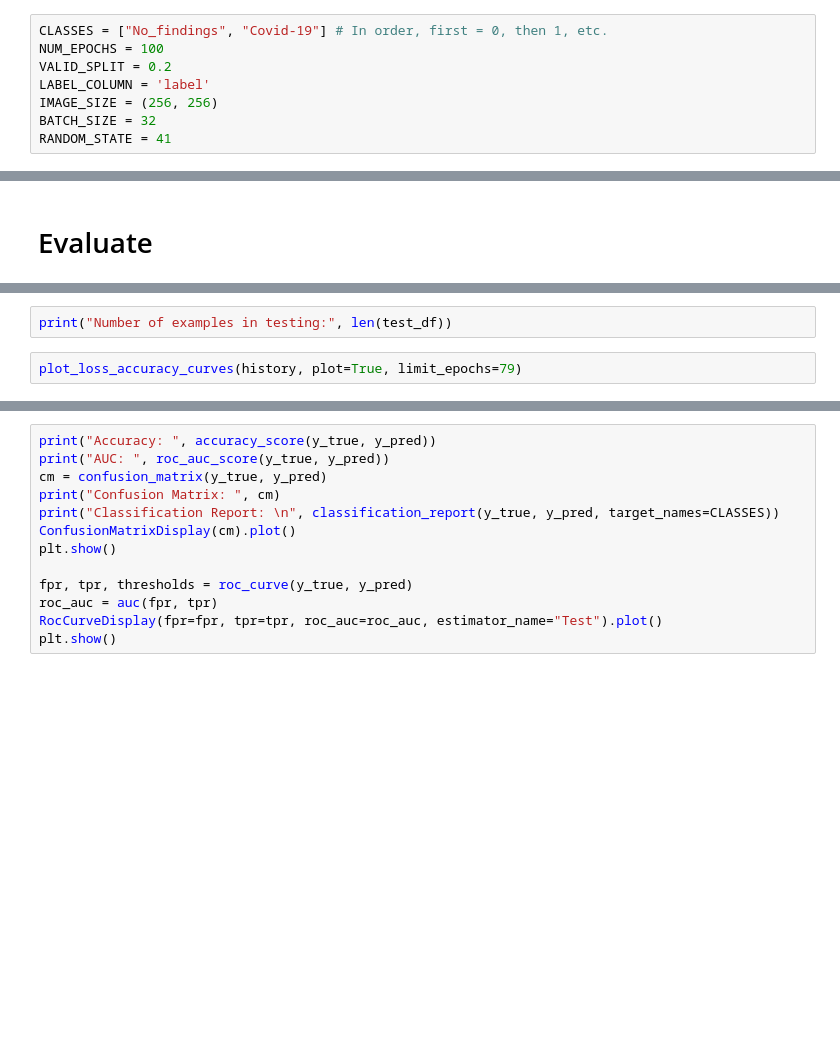
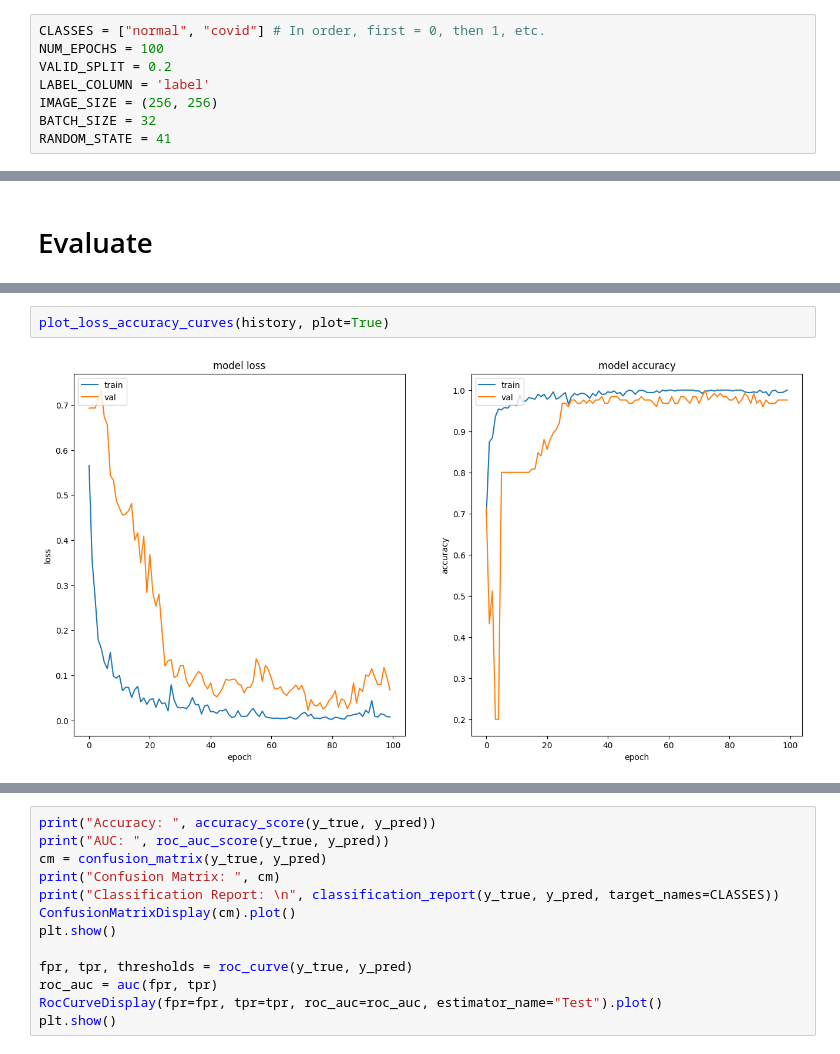
Before and after one commit to JoaquimXG/Honours-Project, a Jupyter notebook: DarkNet/DarkNet.ipynb, the cells around one changed output, grey strips where cells are left out. Cells and saved outputs as stored; diff of their text form; blank space fills up the shorter version.

```diff
--- a/DarkNet/DarkNet Binary (Keras).ipynb
+++ b/DarkNet/DarkNet.ipynb
@@ -50,7 +51,7 @@ To enable them in other operations, rebuild TensorFlow with the appropriate comp
 # %% [markdown]
 ## Constants
 # %%
-CLASSES = ["No_findings", "Covid-19"] # In order, first = 0, then 1, etc.
+CLASSES = ["normal", "covid"] # In order, first = 0, then 1, etc.
 NUM_EPOCHS = 100
 VALID_SPLIT = 0.2
 LABEL_COLUMN = 'label'
@@ -432,10 +442,10 @@ def plot_loss_accuracy_curves(history, plot=True, limit_epochs=None):
         ax.set_xlabel('epoch')
         ax.legend(['train', 'val'], loc='upper left')
     plt.show()
-# %%
-print("Number of examples in testing:", len(test_df))
 # %%
-plot_loss_accuracy_curves(history, plot=True, limit_epochs=79)
+plot_loss_accuracy_curves(history, plot=True)
+# %% [output]
+[figure, added]
 # %%
 evaluate_on_all_datasets(model)
 # %% [output]
```
Also changed, not shown: parts of 9 cells of this notebook, 13 other files.
